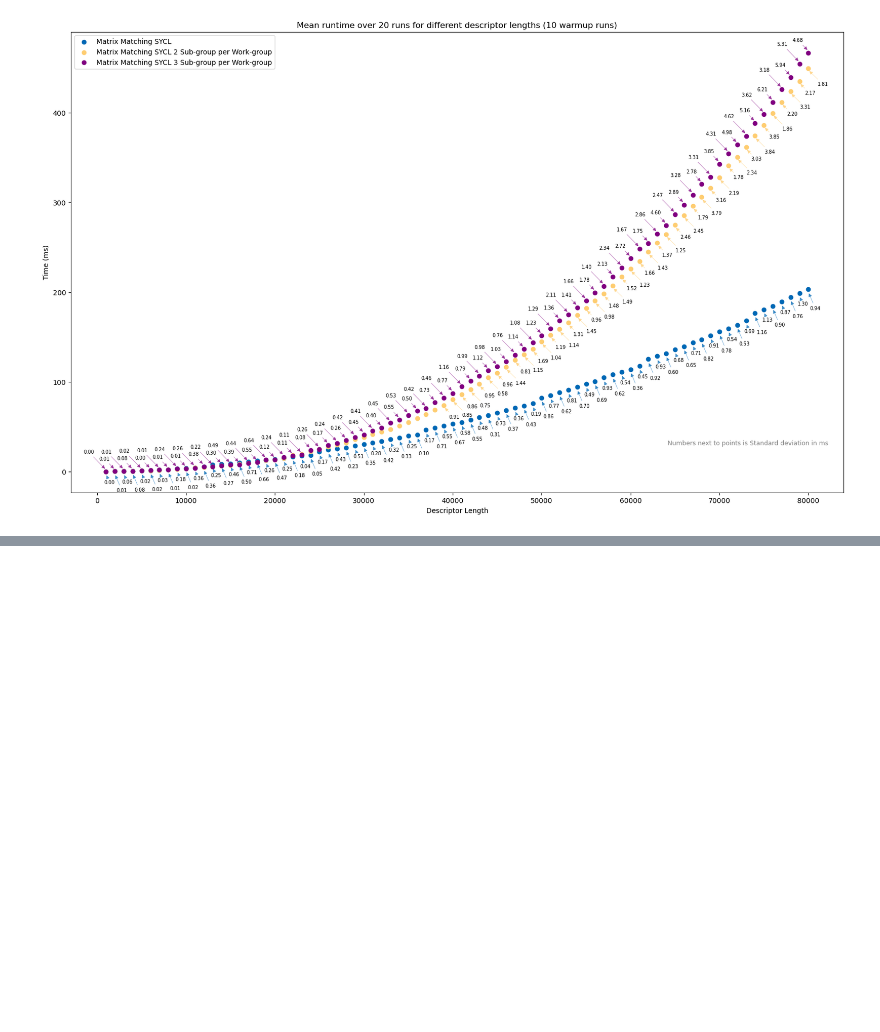
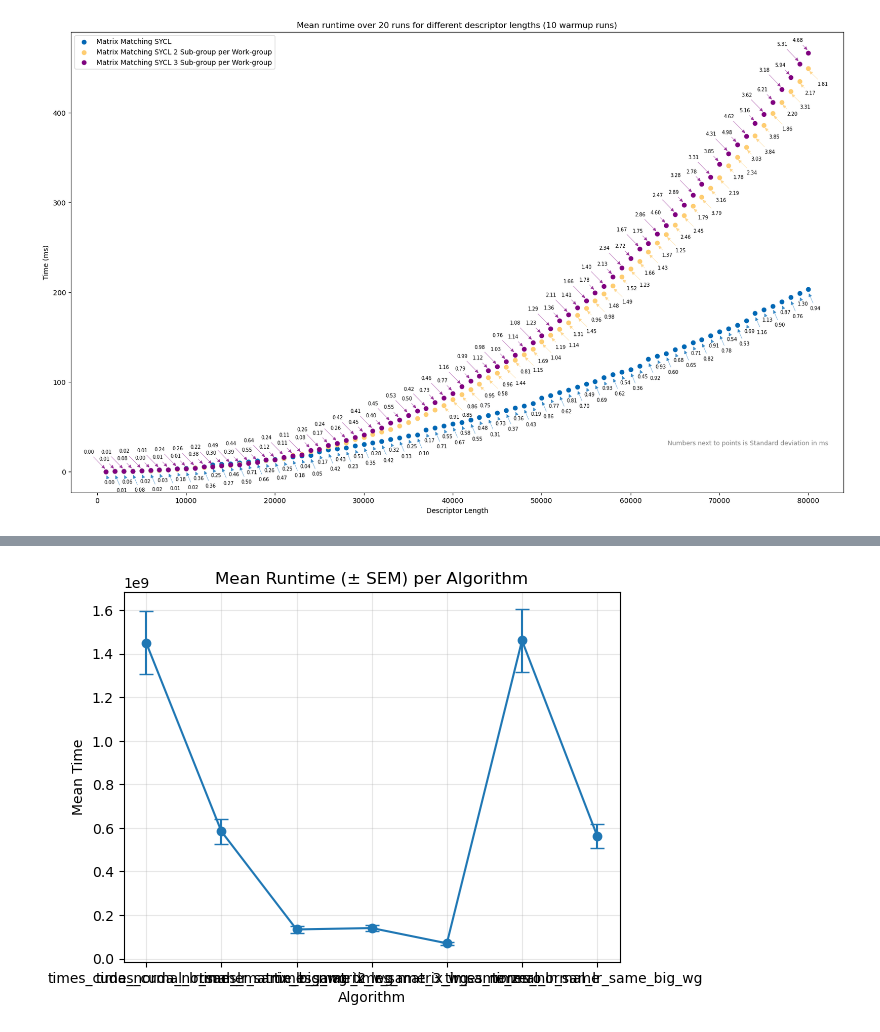
Before and after one commit to jorgenjen/sycl_popsift, a Jupyter notebook: matching_data_visualization_new.ipynb, the cells around one changed output, grey strips where cells are left out. Cells and saved outputs as stored; diff of their text form; code cells hidden in the pictures; blank space fills up the shorter version.

```diff
--- a/matching_data_visualization_new.ipynb
+++ b/matching_data_visualization_new.ipynb
@@ -752,0 +982,11 @@ plt.show()
+# %%
+summary = data_avg.groupby('Method')['Time'].agg(['mean', 'sem']).reset_index()
+
+plt.errorbar(summary['Method'], summary['mean'], yerr=summary['sem'], fmt='o-', capsize=5)
+plt.title('Mean Runtime (± SEM) per Algorithm')
+plt.ylabel('Mean Time')
+plt.xlabel('Algorithm')
+plt.grid(alpha=0.3)
+plt.show()
+# %% [output]
+[figure, added]
```
Also changed, not shown: parts of 24 cells of this notebook.
